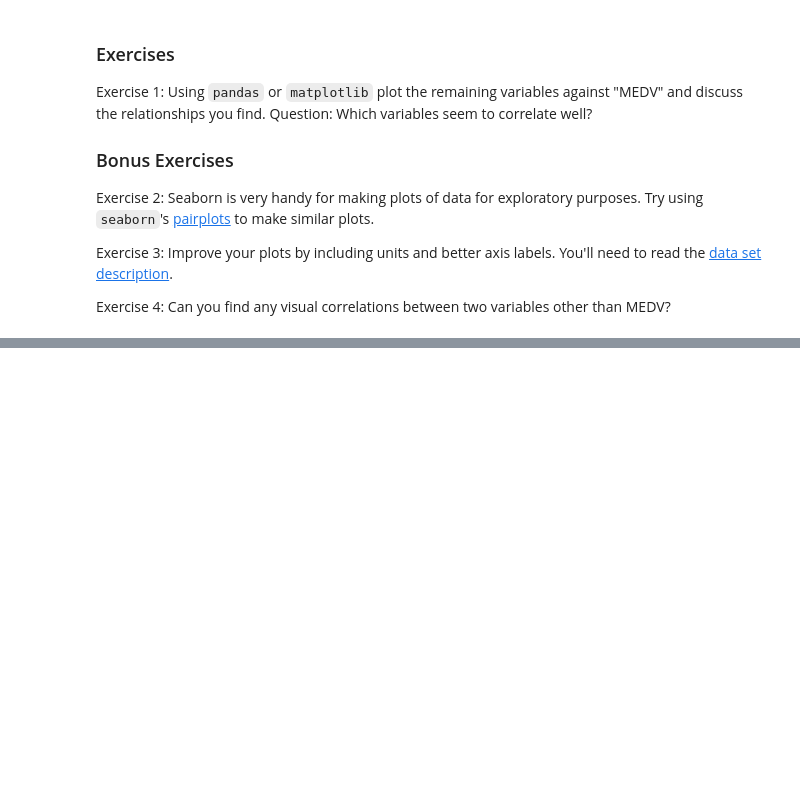
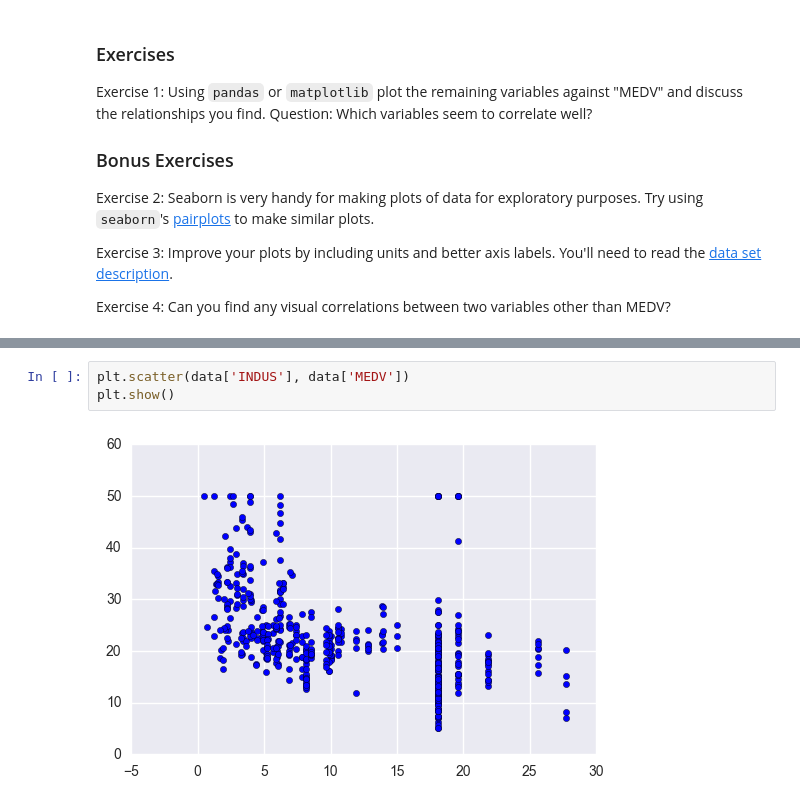
Before and after one commit to mushgrant/dsi-MarshallGrant, a Jupyter notebook: week-03/1.2-lab/code/starter-code/W3-Lab-1.2-Starter.ipynb, the cells around one changed output, grey strips where cells are left out. Drawn from its saved outputs; the diff is of its cells as text; blank space fills up the shorter version.

```diff
--- a/week-03/1.2-lab/code/starter-code/W3-Lab-1.2-Starter.ipynb
+++ b/week-03/1.2-lab/code/starter-code/W3-Lab-1.2-Starter.ipynb
@@ -96,0 +136,5 @@ Exercise 4: Can you find any visual correlations between two variables other tha
+# %%
+plt.scatter(data['INDUS'], data['MEDV'])
+plt.show()
+# %% [output]
+[figure, added]
```
Also changed, not shown: parts of 17 cells of this notebook, 8 other files.
